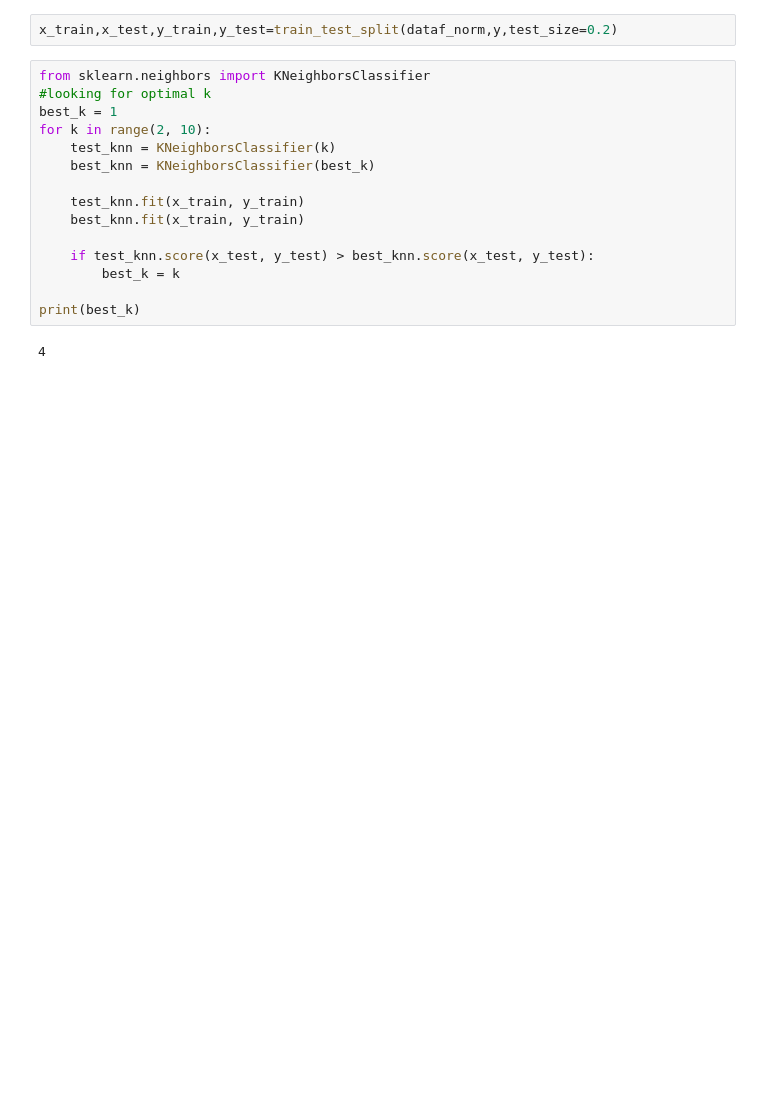
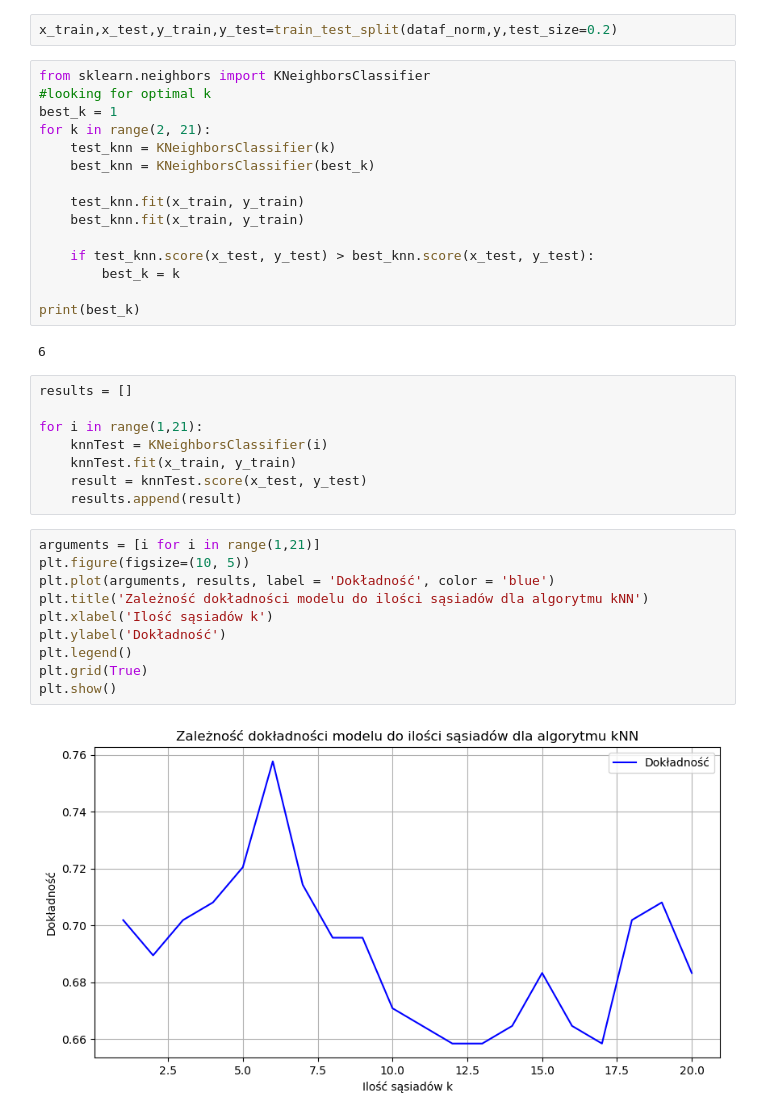
Before and after one commit to jakvbm1/letter-recognition-using-knn, a Jupyter notebook: project.ipynb, the cells around one changed output. Saved outputs shown, nothing was run; the diff lists cells and outputs as text; blank space fills up the shorter version.

```diff
--- a/project.ipynb
+++ b/project.ipynb
@@ -71,7 +71,7 @@ x_train,x_test,y_train,y_test=train_test_split(dataf_norm,y,test_size=0.2)
 from sklearn.neighbors import KNeighborsClassifier
 #looking for optimal k
 best_k = 1
-for k in range(2, 10):
+for k in range(2, 21):
     test_knn = KNeighborsClassifier(k)
     best_knn = KNeighborsClassifier(best_k)
 
@@ -83,7 +83,27 @@ for k in range(2, 10):
 
 print(best_k)
 # %% [output]
-4
+6
+# %%
+results = []
+
+for i in range(1,21):
+    knnTest = KNeighborsClassifier(i)
+    knnTest.fit(x_train, y_train)
+    result = knnTest.score(x_test, y_test)
+    results.append(result)
+# %%
+arguments = [i for i in range(1,21)]
+plt.figure(figsize=(10, 5))
+plt.plot(arguments, results, label = 'Dokładność', color = 'blue')
+plt.title('Zależność dokładności modelu do ilości sąsiadów dla algorytmu kNN')
+plt.xlabel('Ilość sąsiadów k')
+plt.ylabel('Dokładność')
+plt.legend()
+plt.grid(True)
+plt.show()
+# %% [output]
+[figure, added]
 # %%
 from sklearn.neighbors import KNeighborsClassifier
 
```
Also changed, not shown: parts of 4 cells of this notebook, 5 other files.
